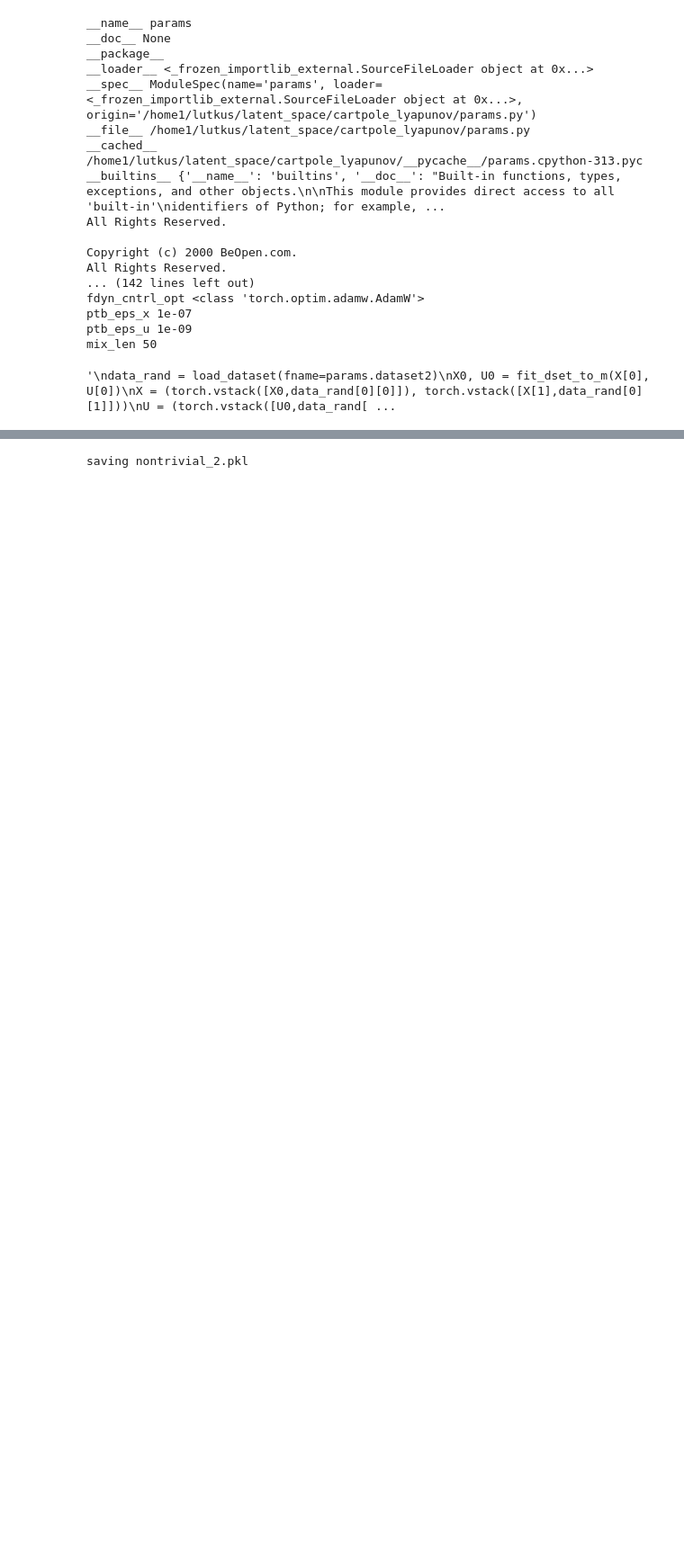
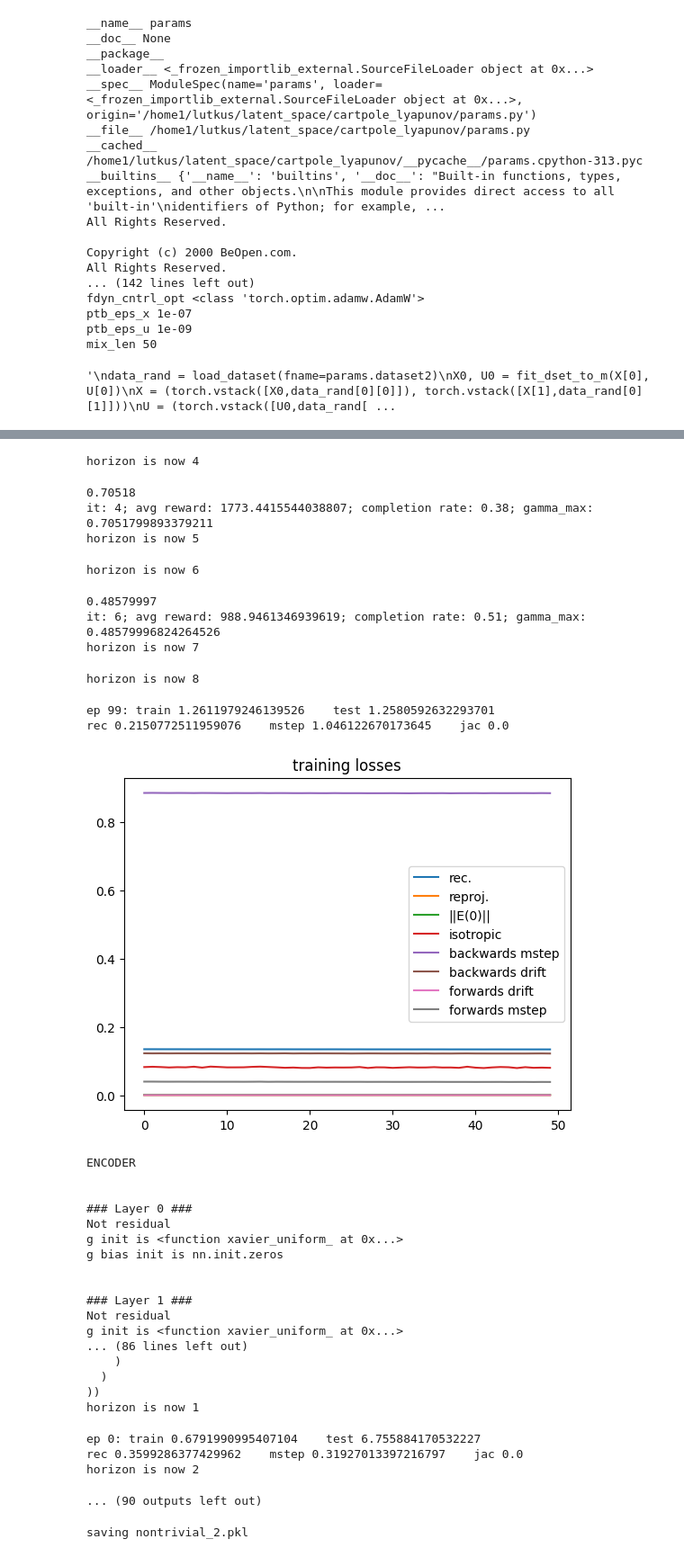
Before and after one commit to paullutkus/Latent-Representations-for-Control-Design-with-Provable-Stability-and-Safety-Guarantees, a Jupyter notebook: cartpole_lyapunov/interface2.ipynb, the cells around one changed output, grey strips where cells are left out. Shown at 90% size. Saved outputs shown, nothing was run; the diff lists cells and outputs as text; code cells hidden in the pictures; blank space fills up the shorter version.

```diff
--- a/cartpole_lyapunov/interface2.ipynb
+++ b/cartpole_lyapunov/interface2.ipynb
@@ -73,7 +73,7 @@ spec = {"predict_mstep" : [True, False, True],
         "penalize_reproj" : [False, True, True],
         "penalize_encoder_diagram_mstep" : [False, True, True]}
 '''
-name = 'fwd_penalty_exp'
+name = 'fwd_penalty_exp_2'
 '''
 spec = {'m':[7, 8, 9],
         'm_schedule':[7*[0], 8*[0], 9*[0]]}
@@ -81,7 +81,8 @@ spec = {'m':[7, 8, 9],
 spec = {'symbols': [(0,1,2,3), (0, 1, 3), (1, 2, 3), (1, 3)],
         'ignored': [(), (2,), (0,), (0, 2)]}
 #n_runs = len(list(spec.items())[0][1])*[1]
-n_runs = [0, 0, 2, 0]
+n_runs = [2, 0, 2, 0]
 print(params.m)
 exp=run_experiment_new(data, spec, plot=True, n_runs=n_runs, fname=name, save=True)
 print(params.m)
+# %% [output]
@@ -88,3 +112,36 @@ print(params.m)
+horizon is now 4
+0.70518
+it: 4; avg reward: 1773.4415544038807; completion rate: 0.38; gamma_max: 0.7051799893379211
+horizon is now 5
+horizon is now 6
+0.48579997
+it: 6; avg reward: 988.9461346939619; completion rate: 0.51; gamma_max: 0.48579996824264526
+horizon is now 7
+horizon is now 8
+ep 99: train 1.2611979246139526    test 1.2580592632293701
+rec 0.2150772511959076    mstep 1.046122670173645    jac 0.0
+[figure, added]
+ENCODER
+
+
+### Layer 0 ###
+Not residual
+g init is <function xavier_uniform_ at 0x...>
+g bias init is nn.init.zeros
+
+
+### Layer 1 ###
+Not residual
+g init is <function xavier_uniform_ at 0x...>
+... (86 lines left out)
+    )
+  )
+))
+horizon is now 1
+ep 0: train 0.6791990995407104    test 6.755884170532227
+rec 0.3599286377429962    mstep 0.31927013397216797    jac 0.0
+horizon is now 2
+... (90 outputs left out)
 # %%
 #######################
 ### Save Experiment ###
```
Also changed, not shown: parts of 8 cells of this notebook, 4 other files.
